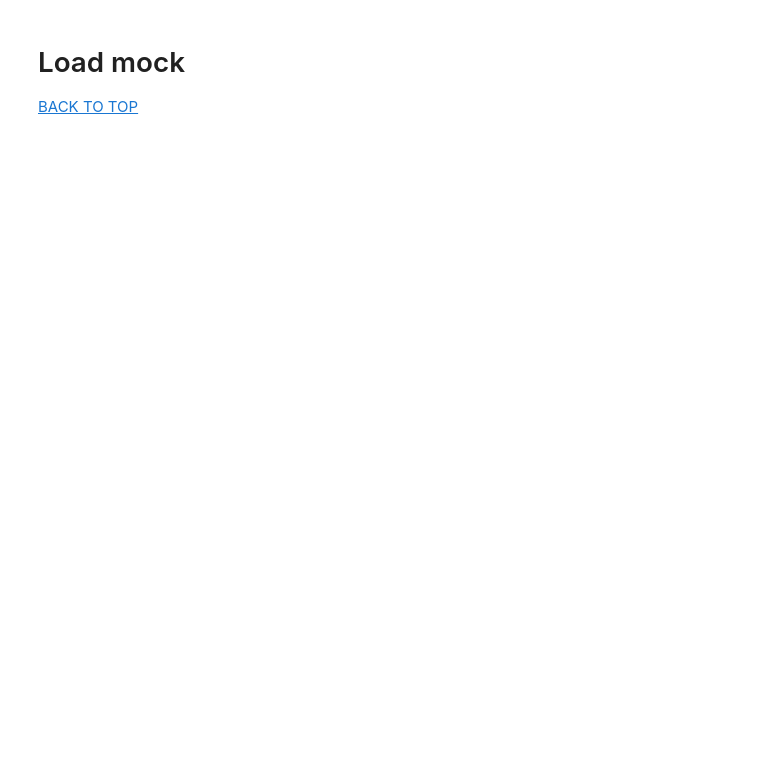
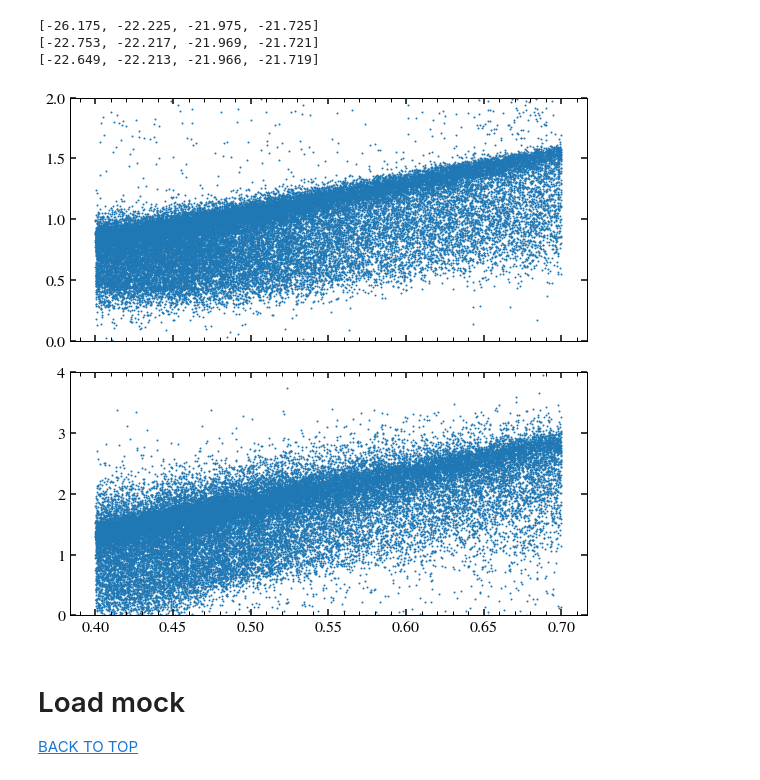
Before and after one commit to angelaberti/desi_lrg_sham, a Jupyter notebook: figures.ipynb, the cells around one changed output. Saved outputs shown, nothing was run; the diff lists cells and outputs as text; code cells hidden in the pictures; blank space fills up the shorter version.

```diff
--- a/figures.ipynb
+++ b/figures.ipynb
@@ -23,10 +23,13 @@ sys.path.append("/Users/aberti/Desktop/research")
 from plotutils import get_corners, fig_labels, get_colors, plot_settings
 plt.rcParams.update(**plot_settings)
 
+plt.rcParams["mathtext.fontset"] = "stix"
+plt.rcParams["font.family"] = "STIXGeneral"
+
 from params import BASEDIR, DATADIR, SIMDIR, H0, Om0
 from params import get_boxsize, get_zsnap_data, get_sham_var_bins, get_abs_mag_lim, get_abs_mag_bins_clust
 
-from mock_clust import _compile_chisq, sig_tanh, sig_lin#, _get_popt, _model_wp, _plot, _plot_mag_bins
+# from mock_clust import _compile_chisq, sig_tanh, sig_lin, _get_popt #, _model_wp, _plot, _plot_mag_bins
 
 cosmo = FlatLambdaCDM(H0=H0, Om0=Om0)
 
@@ -263,0 +220,39 @@ def param_list(values=False):
+# %%
+t = Table(np.load("mags_z0p40-0p70.npy"))
+
+n_mag_bins_clust   = 4
+abs_mag_bins_clust = get_abs_mag_bins_clust(zmin, band, nbins=n_mag_bins_clust)
+abs_mag_bin_tags   = get_abs_mag_bin_tags(zmin, band)
+
+pz_mask = ((t["pz"]) >= zmin) & (t["pz"] < zmax)
+
+abs_mag_bin_cens  = [np.mean(abs_mag_bins_clust[i:i+2]) for i in range(len(abs_mag_bins_clust)-1)]
+abs_mag_bin_means = [np.round(np.mean(t[band][pz_mask & (t[band] < abs_mag_bins_clust[i+1]) & (t[band] >= abs_mag_bins_clust[i])]),3) for i in range(len(abs_mag_bins_clust)-1)]
+abs_mag_bin_meds  = [np.round(np.median(t[band][pz_mask & (t[band] < abs_mag_bins_clust[i+1]) & (t[band] >= abs_mag_bins_clust[i])]),3) for i in range(len(abs_mag_bins_clust)-1)]
+
+print(abs_mag_bin_cens)
+print(abs_mag_bin_means)
+print(abs_mag_bin_meds)
+# %% [output]
+[-26.175, -22.225, -21.975, -21.725]
+[-22.753, -22.217, -21.969, -21.721]
+[-22.649, -22.213, -21.966, -21.719]
+# %%
+DS = 1000
+r, z, W1, pz = t["r"], t["z"], t["W1"], t["pz"]
+
+fig, axes = plt.subplots(2, 1, sharex=True, figsize=(8,8))
+
+ax = axes[0]
+ax.scatter(pz[::DS], (r-z)[::DS], s=1)
+ax.set_ylim(0,2)
+
+ax = axes[1]
+ax.scatter(pz[::DS], (r-W1)[::DS], s=1)
+ax.set_ylim(0,4)
+
+plt.tight_layout()
+
+plt.show()
+# %% [output]
+[figure, added]
```
Also changed, not shown: parts of 16 cells of this notebook, 12 other files.
